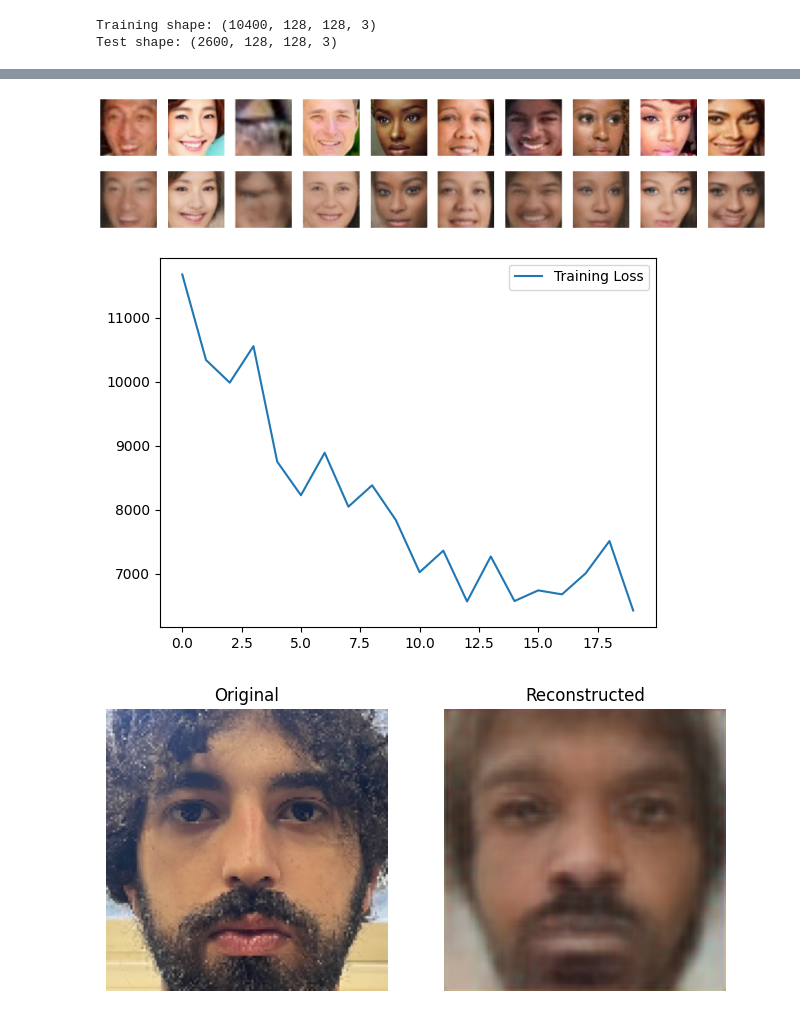
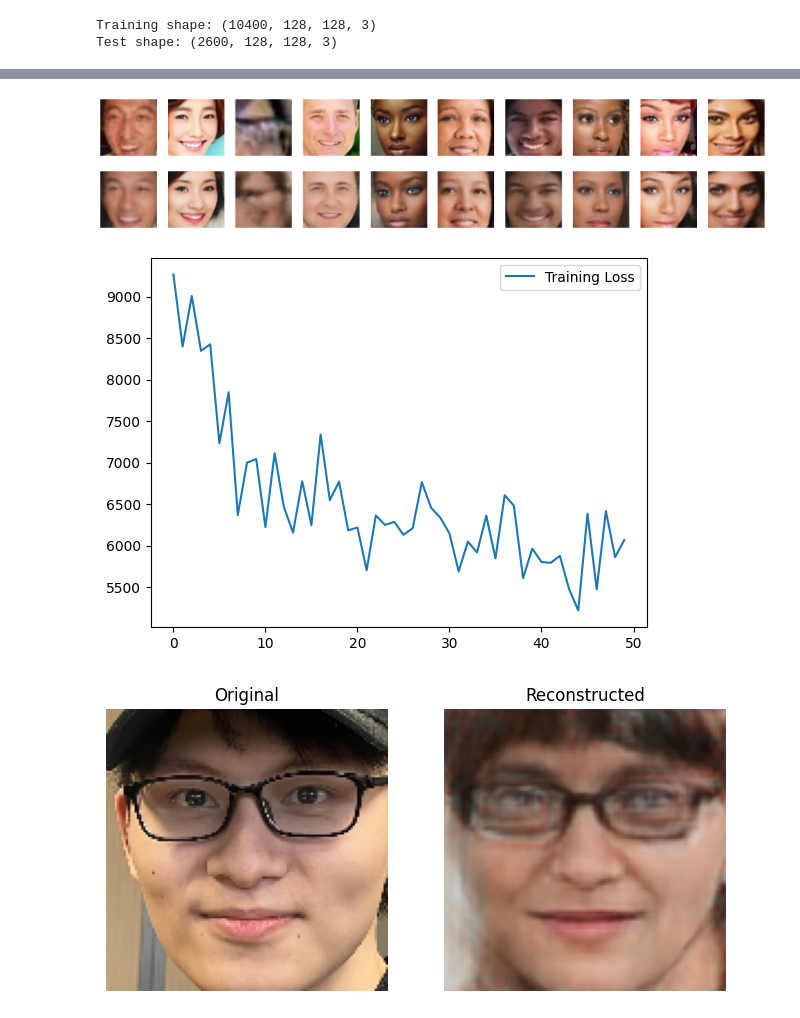
Before and after one commit to jjparrad/face_filters, a Jupyter notebook: src/Notebooks/face_filters.ipynb, the cells around one changed output, grey strips where cells are left out. Saved outputs shown, nothing was run; the diff lists cells and outputs as text; code cells hidden in the pictures.

```diff
--- a/src/Notebooks/face_filters.ipynb
+++ b/src/Notebooks/face_filters.ipynb
@@ -264,7 +260,7 @@ Model: "decoder"
 from tensorflow.keras.applications import VGG16
 from tensorflow.keras.applications.vgg16 import preprocess_input
 
-beta = 0.0001
+beta = 0.5
 gamma = 0.1  # peso de la perceptual loss
 
 # --- Preparar modelo VGG para perceptual loss ---
@@ -363,8 +359,8 @@ class SaveEveryN(tf.keras.callbacks.Callback):
             vae.save_weights(f'../Models/Temp/vae_weights_epoch_{epoch+1}.weights.h5')
 # %%
 # Train the vae
-epochs = 20
-batch_size = 128
+epochs = 50
+batch_size = 32
 
 history = vae.fit(
     x_train,
@@ -480,7 +415,7 @@ for i in range(n):
 
 plt.show()
 # %% [output]
-[figure, old version]
+[figure, new version]
 # %%
 loss = history.history['loss']
 
@@ -490,31 +425,31 @@ plt.plot(epoch_range, loss, label='Training Loss')
 plt.legend()
 plt.show()
 # %% [output]
-[figure, old version]
+[figure, new version]
 # %%
-img_path = "../Images/Andrew.jpg"
+img_path = "../Images/XH.jpg"
 
 # Preprocess
-face = preprocess_image(img_path)[0]
+face = preprocess_image(img_path)[1]
 face_batch = np.expand_dims(face, axis=0)  # shape (1, H, W, C)
 
 # Encode & decode
 z_mean, z_log_var, z = vae.encoder(face_batch)
 decoded_imgs = vae.decoder(z)  # still a batch of 1
 
 # Plot original vs reconstructed
 plt.figure(figsize=(8, 4))
 
 plt.subplot(1, 2, 1)
 plt.imshow(face)
 plt.title("Original")
 plt.axis("off")
 
 plt.subplot(1, 2, 2)
 plt.imshow(decoded_imgs[0])
 plt.title("Reconstructed")
 plt.axis("off")
 
 plt.show()
 # %% [output]
-[figure, old version]
+[figure, new version]
```
Also changed, not shown: parts of 6 cells of this notebook.
